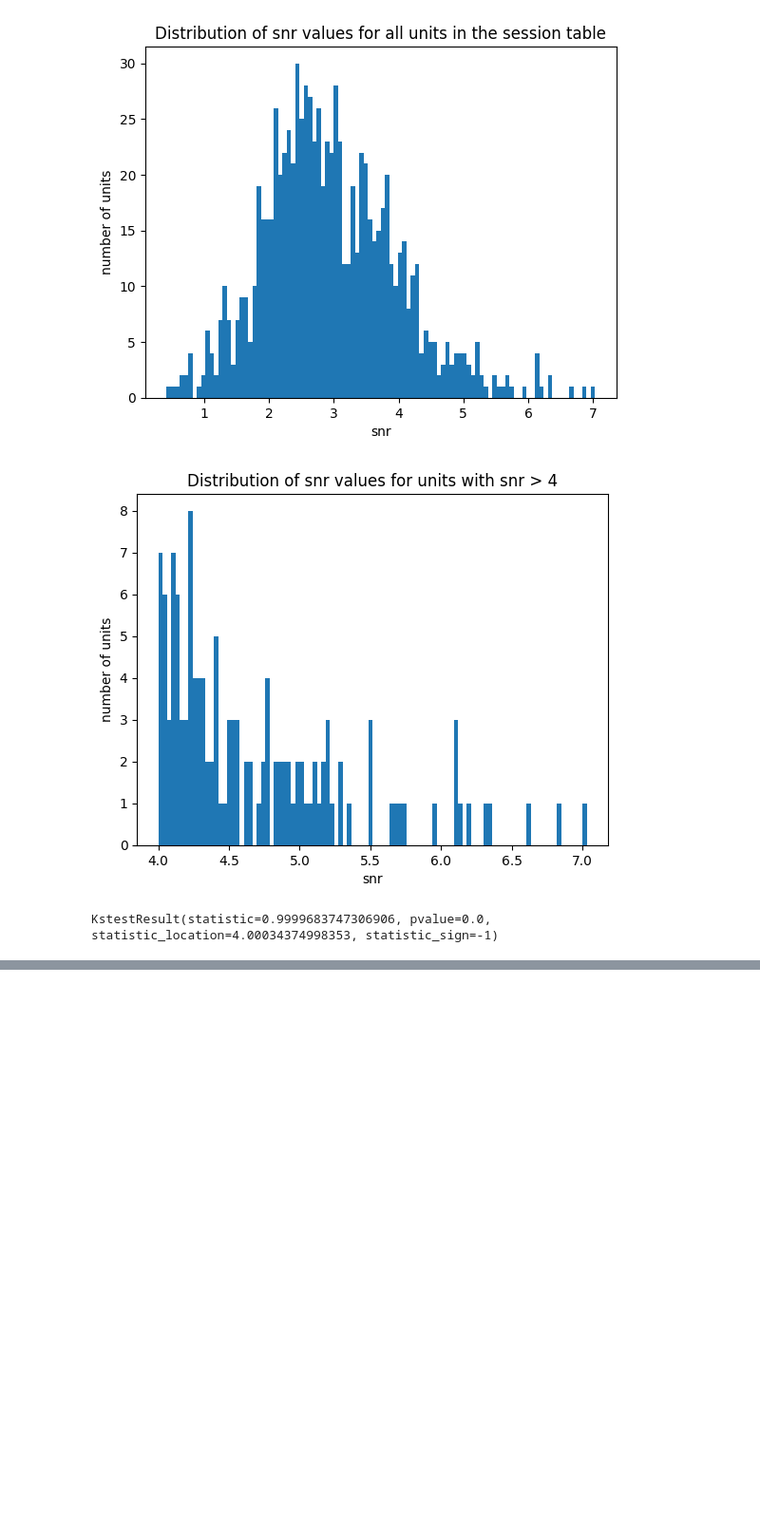
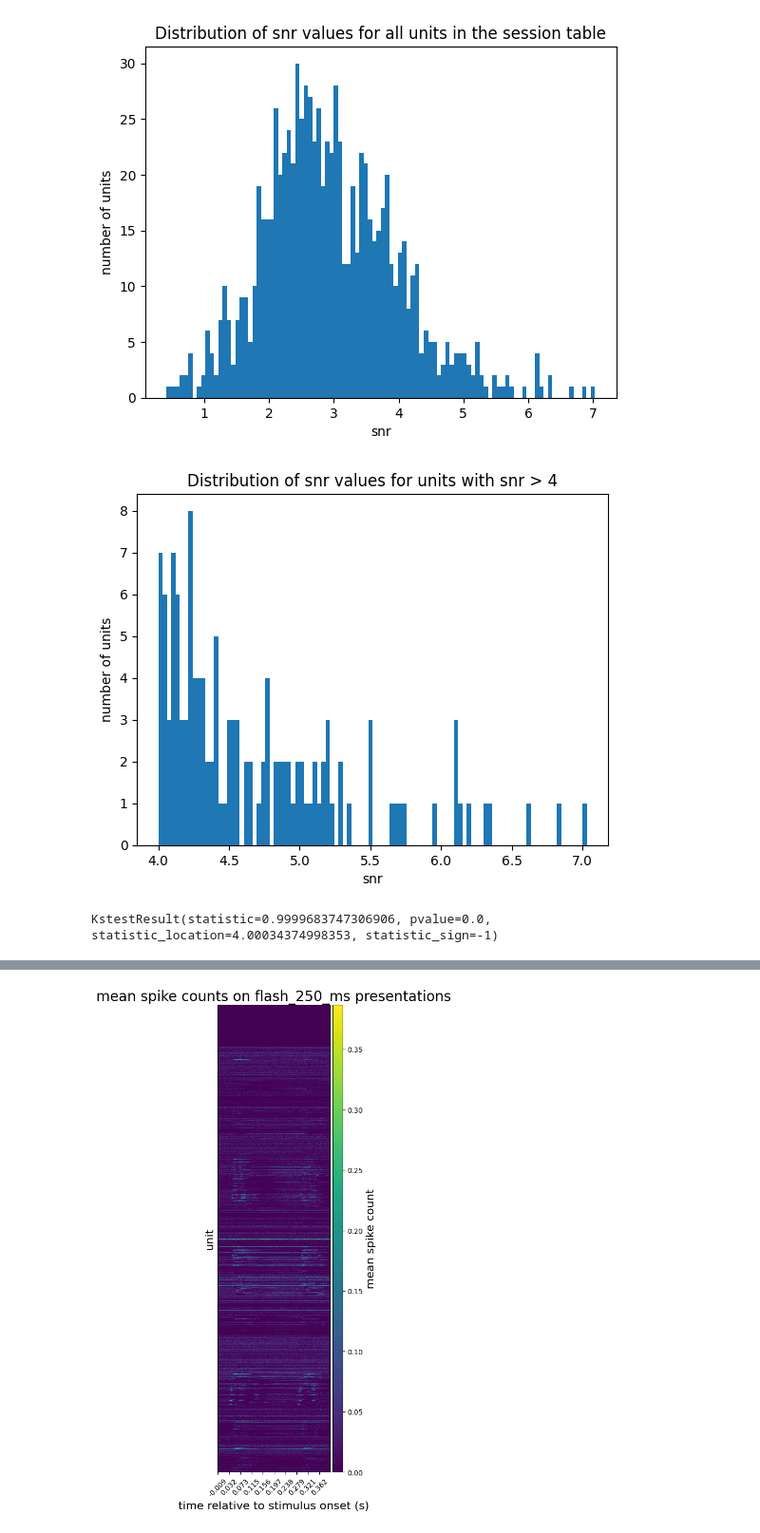
Before and after one commit to ecresp1el/swb_2023_ec_problemsworkshop, a Jupyter notebook: code/python_project_draft.ipynb, the cells around one changed output, grey strips where cells are left out. Shown at 95% size. Cells and saved outputs as stored; diff of their text form; code cells hidden in the pictures; blank space fills up the shorter version.

```diff
--- a/code/python_project_draft.ipynb
+++ b/code/python_project_draft.ipynb
@@ -167,0 +225,25 @@ plt.hist(snr_values['snr'], bins=100)
+# %%
+# We're going to build an array of spike counts surrounding stimulus presentation onset
+# To do that, we will need to specify some bins (in seconds, relative to stimulus onset)
+time_bin_edges = np.linspace(-0.01, 0.4, 200)
+
+# do the the above but for the sessin_1 data
+flash_250_ms_stimulus_presentation_ids = session_1_data.stimulus_presentations[
+    session_1_data.stimulus_presentations['stimulus_name'] == 'flashes'
+].index.values
+
+# and get a set of units with only decent snr
+decent_snr_unit_ids = session_1_data.units[
+    session_1_data.units['snr'] >= 1.5
+].index.values
+
+spike_counts_da = session_1_data.presentationwise_spike_counts(
+    bin_edges=time_bin_edges,
+    stimulus_presentation_ids=flash_250_ms_stimulus_presentation_ids,
+    unit_ids=decent_snr_unit_ids
+)
+
+spike_counts_da
+
+#determine the number of unique units in the spike_counts_da dataframe
+print('Number of unique units in the spike_counts_da dataframe: ' + str(len(spike_counts_da.unit_id.unique())))
@@ -167,0 +268,3 @@ plt.hist(snr_values['snr'], bins=100)
+# %%
+mean_spike_counts = spike_counts_da.mean(dim='stimulus_presentation_id')
+mean_spike_counts
@@ -167,0 +290,12 @@ plt.hist(snr_values['snr'], bins=100)
+# %%
+from allensdk.brain_observatory.ecephys.visualization import plot_mean_waveforms, plot_spike_counts, raster_plot
+
+plot_spike_counts(
+    mean_spike_counts,
+    mean_spike_counts['time_relative_to_stimulus_onset'],
+    'mean spike count',
+    'mean spike counts on flash_250_ms presentations'
+)
+plt.show()
+# %% [output]
+[figure, added]
```
Also changed, not shown: parts of 18 cells of this notebook.
